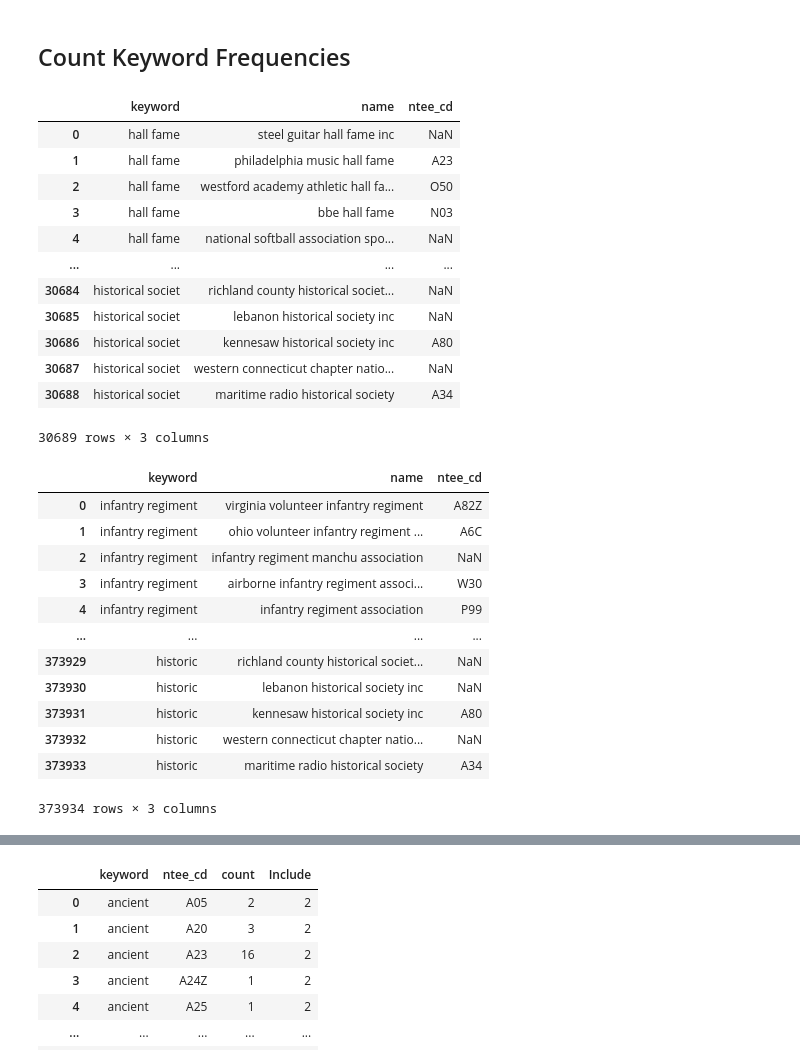
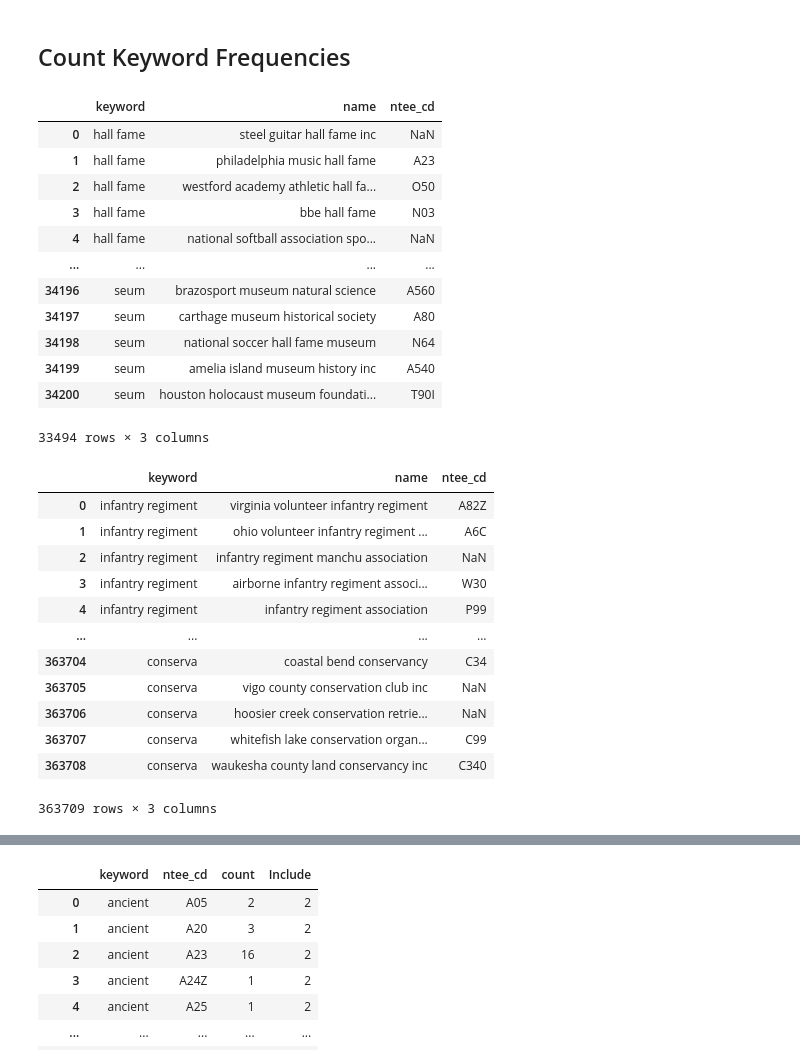
Before and after one commit to American-Institutes-for-Research/ATES-Credentials---Word_Cloud_Frequency, a Jupyter notebook: 3. Count Keyword Frequencies.ipynb, the cells around one changed output, grey strips where cells are left out. Cells and saved outputs as stored; diff of their text form; code cells hidden in the pictures.

Commit message:
ctee frequency and abbreviated data outputs

```diff
--- a/3. Count Keyword Frequencies.ipynb
+++ b/3. Count Keyword Frequencies.ipynb
@@ -80,33 +160,20 @@ keywords = list(set(keywords))
 # %% [markdown]
 ## Count Keyword Frequencies
 # %%
-is_1 = keyword_df["Include"] == 1
-keyword_df_1 = keyword_df[is_1]
-
-# get frequencies for keywords in list 1
-matching_keyword = []
-names_w_keyword = []
-codes = []
-for keyword in keyword_df_1["Keyword"]:
-    for index, row in df.iterrows():
-        if keyword in row["name"]:
-            matching_keyword.append(keyword)
-            names_w_keyword.append(row["name"])
-            codes.append(row["ntee_cd"])
-matching_keywords_1 = pd.DataFrame(list(zip(matching_keyword, names_w_keyword, codes)), columns = ["keyword", "name", "ntee_cd"])
+matching_keywords_1 =df_keyword_1[["keyword", "name", "ntee_cd"]]
 
 matching_keywords_1
 # %% [output]
 |  | keyword | name | ntee_cd |
 | 0 | hall fame | steel guitar hall fame inc | NaN |
 | 1 | hall fame | philadelphia music hall fame | A23 |
 | 2 | hall fame | westford academy athletic hall fa... | O50 |
 | 3 | hall fame | bbe hall fame | N03 |
 | 4 | hall fame | national softball association spo... | NaN |
 | ... | ... | ... | ... |
-| 30684 | historical societ | richland county historical societ... | NaN |
-| 30685 | historical societ | lebanon historical society inc | NaN |
-| 30686 | historical societ | kennesaw historical society inc | A80 |
-| 30687 | historical societ | western connecticut chapter natio... | NaN |
-| 30688 | historical societ | maritime radio historical society | A34 |
+| 34196 | seum | brazosport museum natural science | A560 |
+| 34197 | seum | carthage museum historical society | A80 |
+| 34198 | seum | national soccer hall fame museum | N64 |
+| 34199 | seum | amelia island museum history inc | A540 |
+| 34200 | seum | houston holocaust museum foundati... | T90I |
-30689 rows × 3 columns
+33494 rows × 3 columns
@@ -127,18 +180,5 @@ matching_keywords_1 = matching_keywords_1.append(matching_keywords_seum)
 # %%
-is_2 = keyword_df["Include"] == 2
-keyword_df_2 = keyword_df[is_2]
-
-# get frequencies for keywords in list 2
-matching_keyword = []
-names_w_keyword = []
-codes = []
-for keyword in keyword_df_2["Keyword"]:
-    for index, row in df.iterrows():
-        if keyword in row["name"]:
-            matching_keyword.append(keyword)
-            names_w_keyword.append(row["name"])
-            codes.append(row["ntee_cd"])
-matching_keywords_2 = pd.DataFrame(list(zip(matching_keyword, names_w_keyword, codes)), columns = ["keyword", "name", "ntee_cd"])
+matching_keywords_2 =df_keyword_2[["keyword", "name", "ntee_cd"]]
 
 matching_keywords_2
 # %% [output]
@@ -149,9 +189,9 @@ matching_keywords_2
 | 3 | infantry regiment | airborne infantry regiment associ... | W30 |
 | 4 | infantry regiment | infantry regiment association | P99 |
 | ... | ... | ... | ... |
-| 373929 | historic | richland county historical societ... | NaN |
-| 373930 | historic | lebanon historical society inc | NaN |
-| 373931 | historic | kennesaw historical society inc | A80 |
-| 373932 | historic | western connecticut chapter natio... | NaN |
-| 373933 | historic | maritime radio historical society | A34 |
+| 363704 | conserva | coastal bend conservancy | C34 |
+| 363705 | conserva | vigo county conservation club inc | NaN |
+| 363706 | conserva | hoosier creek conservation retrie... | NaN |
+| 363707 | conserva | whitefish lake conservation organ... | C99 |
+| 363708 | conserva | waukesha county land conservancy inc | C340 |
-373934 rows × 3 columns
+363709 rows × 3 columns
```
Also changed, not shown: parts of 17 cells of this notebook, 6 other files.
